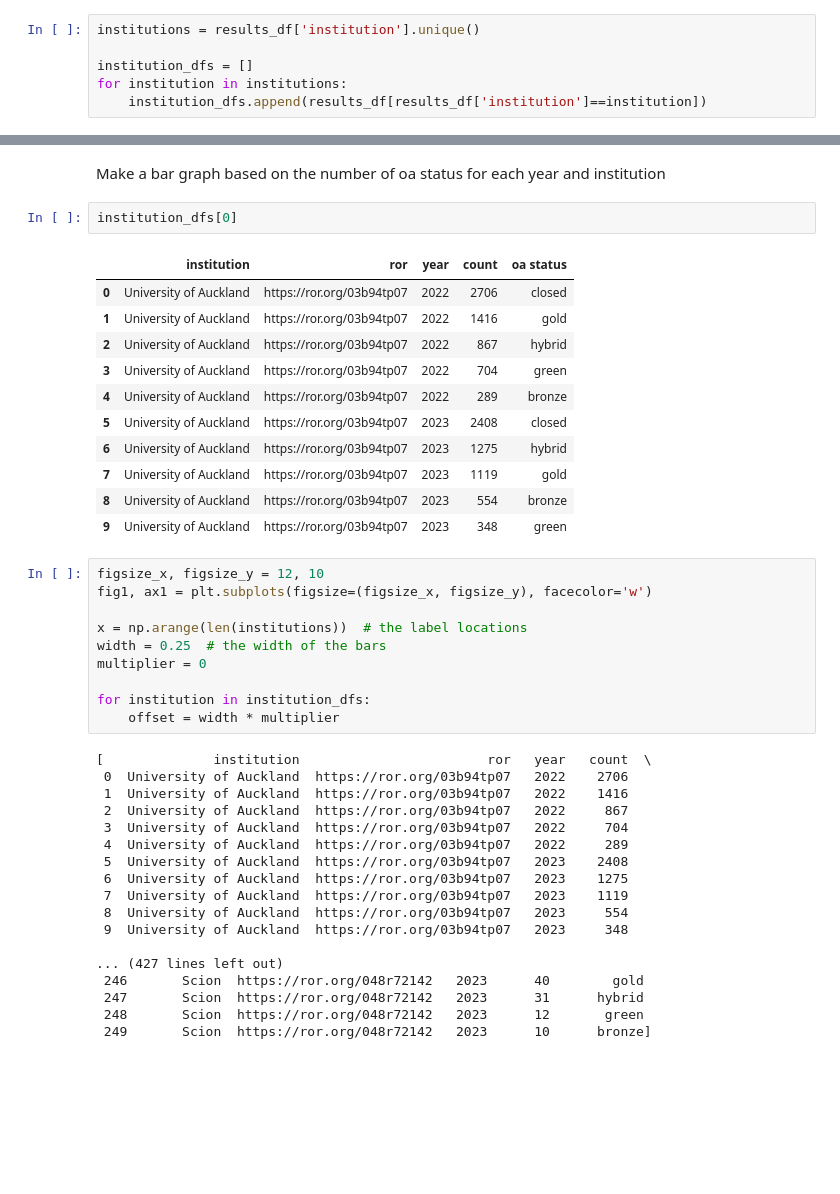
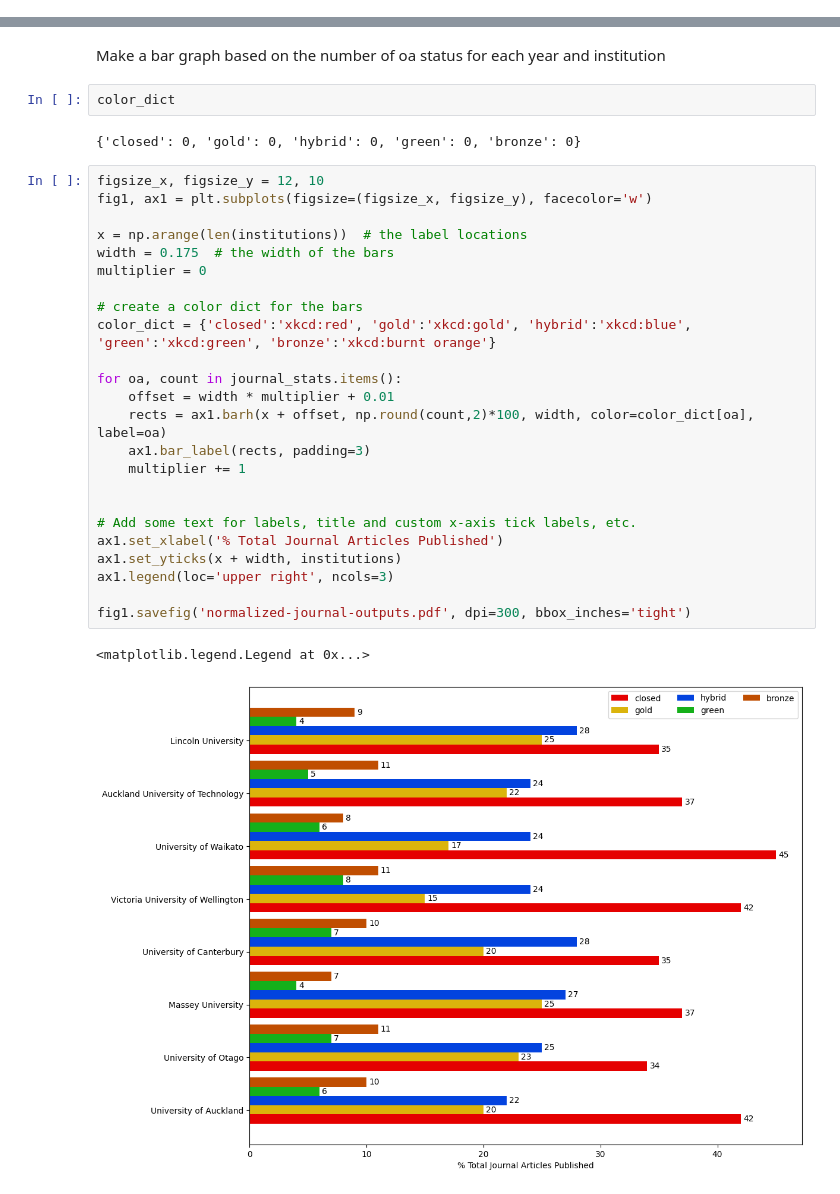
Before and after one commit to michaelcoe/openalex, a Jupyter notebook: plot_intitution_oa_data.ipynb, the cells around one changed output, grey strips where cells are left out. Saved outputs shown, nothing was run; the diff lists cells and outputs as text; blank space fills up the shorter version.

```diff
--- a/plot_intitution_oa_data.ipynb
+++ b/plot_intitution_oa_data.ipynb
@@ -25,6 +21,0 @@ Here we can also drop the institutions we don't want.
-# %%
-institutions = results_df['institution'].unique()
-
-institution_dfs = []
-for institution in institutions:
-    institution_dfs.append(results_df[results_df['institution']==institution])
@@ -31,44 +60,33 @@ for institution in institutions:
 # %% [markdown]
 Make a bar graph based on the number of oa status for each year and institution
-# %%
-institution_dfs[0]
-# %% [output]
-|  | institution | ror | year | count | oa status |
-| 0 | University of Auckland | https://ror.org/03b94tp07 | 2022 | 2706 | closed |
-| 1 | University of Auckland | https://ror.org/03b94tp07 | 2022 | 1416 | gold |
-| 2 | University of Auckland | https://ror.org/03b94tp07 | 2022 | 867 | hybrid |
-| 3 | University of Auckland | https://ror.org/03b94tp07 | 2022 | 704 | green |
-| 4 | University of Auckland | https://ror.org/03b94tp07 | 2022 | 289 | bronze |
-| 5 | University of Auckland | https://ror.org/03b94tp07 | 2023 | 2408 | closed |
-| 6 | University of Auckland | https://ror.org/03b94tp07 | 2023 | 1275 | hybrid |
-| 7 | University of Auckland | https://ror.org/03b94tp07 | 2023 | 1119 | gold |
-| 8 | University of Auckland | https://ror.org/03b94tp07 | 2023 | 554 | bronze |
-| 9 | University of Auckland | https://ror.org/03b94tp07 | 2023 | 348 | green |
-# %%
-figsize_x, figsize_y = 12, 10
-fig1, ax1 = plt.subplots(figsize=(figsize_x, figsize_y), facecolor='w')
-
-x = np.arange(len(institutions))  # the label locations
-width = 0.25  # the width of the bars
-multiplier = 0
-
-for institution in institution_dfs:
-    offset = width * multiplier
-# %% [output]
-[              institution                        ror   year   count  \
- 0  University of Auckland  https://ror.org/03b94tp07   2022    2706
- 1  University of Auckland  https://ror.org/03b94tp07   2022    1416
- 2  University of Auckland  https://ror.org/03b94tp07   2022     867
- 3  University of Auckland  https://ror.org/03b94tp07   2022     704
- 4  University of Auckland  https://ror.org/03b94tp07   2022     289
- 5  University of Auckland  https://ror.org/03b94tp07   2023    2408
- 6  University of Auckland  https://ror.org/03b94tp07   2023    1275
- 7  University of Auckland  https://ror.org/03b94tp07   2023    1119
- 8  University of Auckland  https://ror.org/03b94tp07   2023     554
- 9  University of Auckland  https://ror.org/03b94tp07   2023     348
-
-... (427 lines left out)
- 246       Scion  https://ror.org/048r72142   2023      40        gold
- 247       Scion  https://ror.org/048r72142   2023      31      hybrid
- 248       Scion  https://ror.org/048r72142   2023      12       green
- 249       Scion  https://ror.org/048r72142   2023      10      bronze]
+# %%
+color_dict
+# %% [output]
+{'closed': 0, 'gold': 0, 'hybrid': 0, 'green': 0, 'bronze': 0}
+# %%
+figsize_x, figsize_y = 12, 10
+fig1, ax1 = plt.subplots(figsize=(figsize_x, figsize_y), facecolor='w')
+
+x = np.arange(len(institutions))  # the label locations
+width = 0.175  # the width of the bars
+multiplier = 0
+
+# create a color dict for the bars
+color_dict = {'closed':'xkcd:red', 'gold':'xkcd:gold', 'hybrid':'xkcd:blue', 'green':'xkcd:green', 'bronze':'xkcd:burnt orange'}
+
+for oa, count in journal_stats.items():
+    offset = width * multiplier + 0.01
+    rects = ax1.barh(x + offset, np.round(count,2)*100, width, color=color_dict[oa], label=oa)
+    ax1.bar_label(rects, padding=3)
+    multiplier += 1
+
+
+# Add some text for labels, title and custom x-axis tick labels, etc.
+ax1.set_xlabel('% Total Journal Articles Published')
+ax1.set_yticks(x + width, institutions)
+ax1.legend(loc='upper right', ncols=3)
+
+fig1.savefig('normalized-journal-outputs.pdf', dpi=300, bbox_inches='tight')
+# %% [output]
+<matplotlib.legend.Legend at 0x...>
+[figure, added]
```
Also changed, not shown: parts of 5 cells of this notebook, 1 other file.
